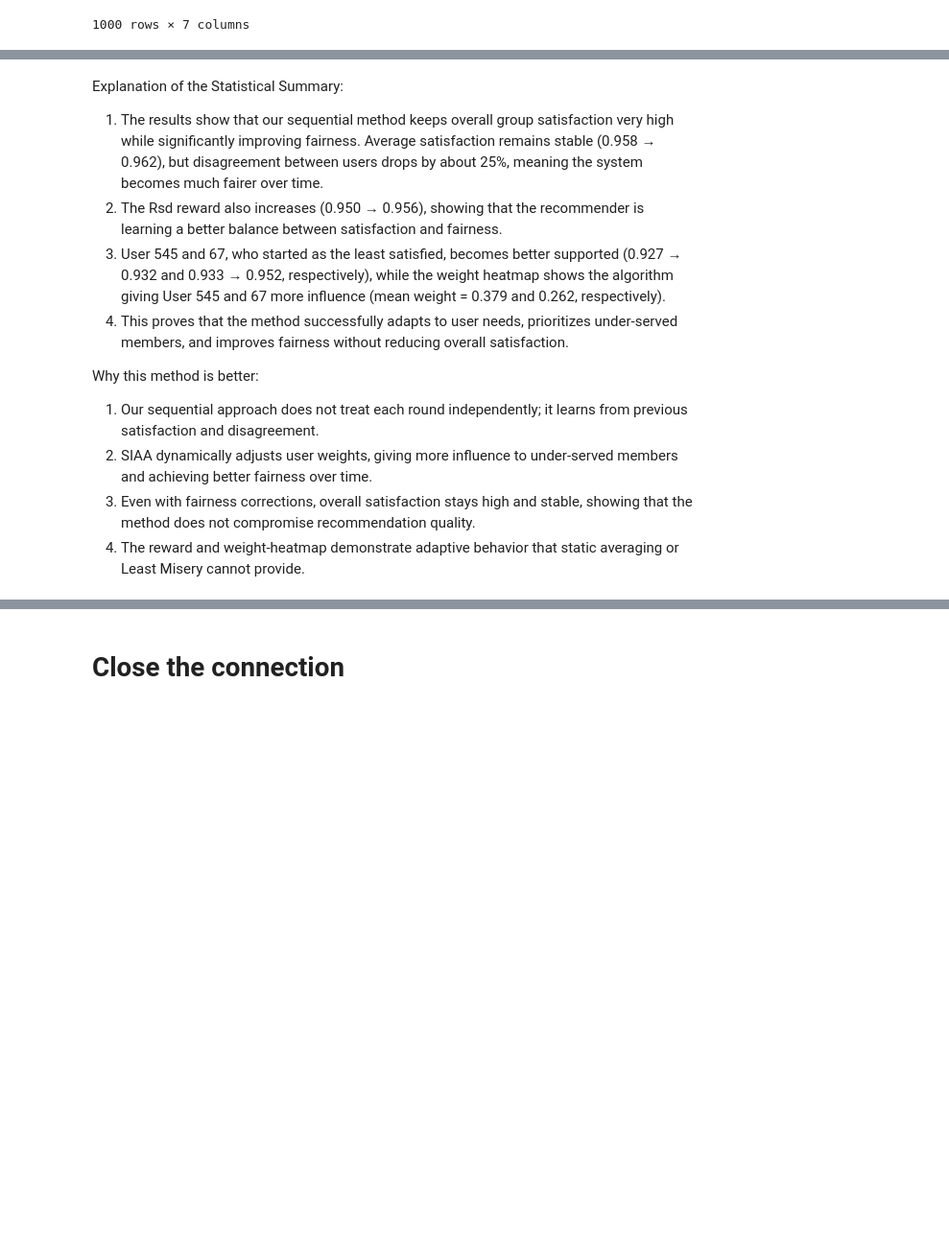
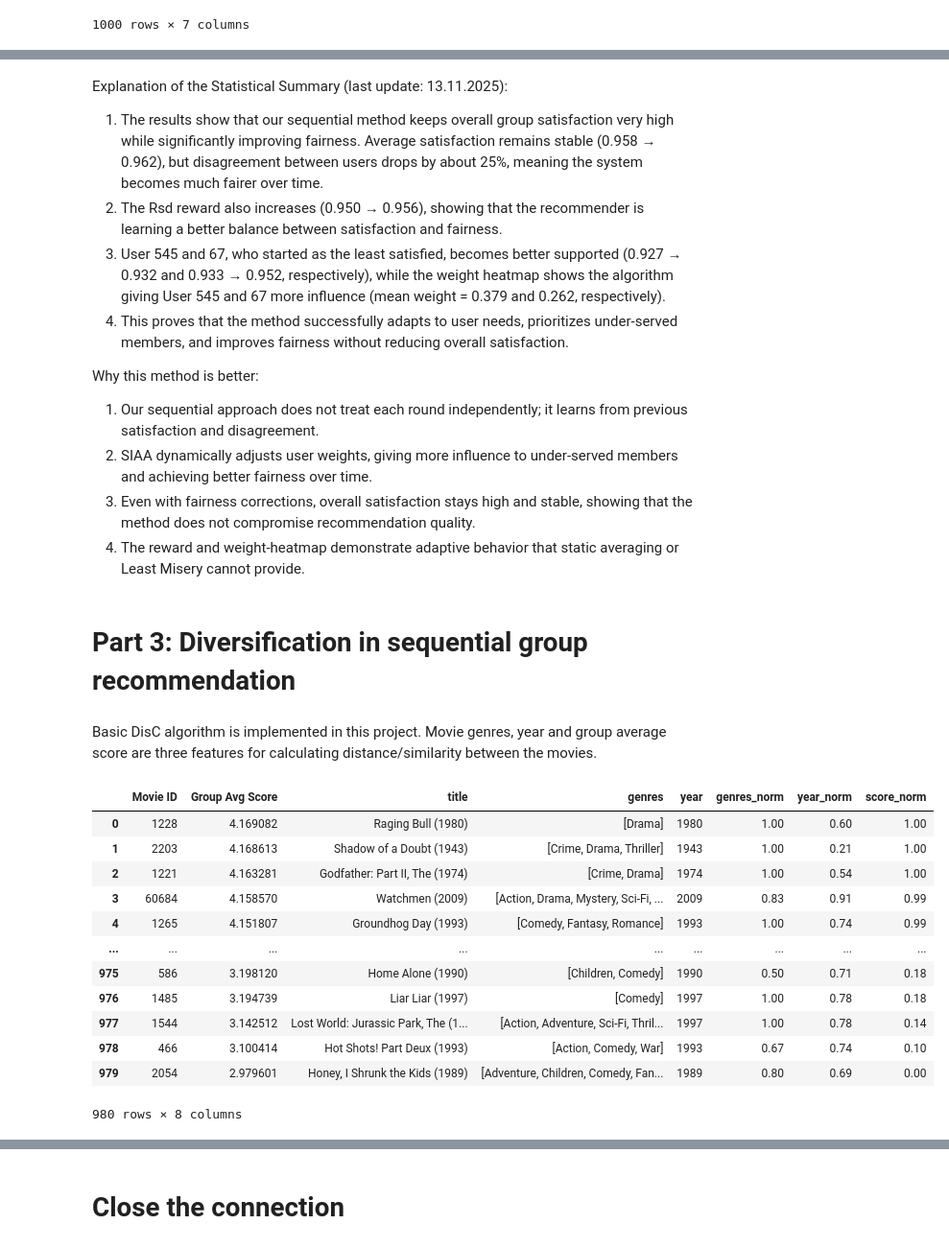
Before and after one commit to MinhNhatTRUONG-2001/movie-lens, a Jupyter notebook: movie-lens.ipynb, the cells around one changed output, grey strips where cells are left out. Shown at 96% size. Drawn from its saved outputs; the diff is of its cells as text; code cells hidden in the pictures; blank space fills up the shorter version.

```diff
--- a/movie-lens.ipynb
+++ b/movie-lens.ipynb
@@ -749,5 +749,5 @@ Average user weights over run:
 # %% [markdown]
-Explanation of the Statistical Summary:
+Explanation of the Statistical Summary (last update: 13.11.2025):
 
 1. The results show that our sequential method keeps overall group satisfaction very high while significantly improving fairness. Average satisfaction remains stable (0.958 → 0.962), but disagreement between users drops by about 25%, meaning the system becomes much fairer over time.
 2. The Rsd reward also increases (0.950 → 0.956), showing that the recommender is learning a better balance between satisfaction and fairness.
@@ -759,3 +759,59 @@ Why this method is better:
 2. SIAA dynamically adjusts user weights, giving more influence to under-served members and achieving better fairness over time.
 3. Even with fairness corrections, overall satisfaction stays high and stable, showing that the method does not compromise recommendation quality.
 4. The reward and weight-heatmap demonstrate adaptive behavior that static averaging or Least Misery cannot provide.
+# %% [markdown]
+# Part 3: Diversification in sequential group recommendation
+# %% [markdown]
+Basic DisC algorithm is implemented in this project. Movie genres, year and group average score are three features for calculating distance/similarity between the movies.
+# %%
+# Append list of genres to the final_topk DataFrame
+final_topk_with_movie_info = pd.merge(final_topk, mv, left_on='Movie ID', right_on='movieId', how='left')
+final_topk_with_movie_info.drop('movieId', axis=1, inplace=True)
+final_topk_with_movie_info['genres'] = [genres.split('|') for genres in final_topk_with_movie_info['genres']]
+
+# Get top j (over 18) genres in the top k movies above
+genre_list_flatten = np.concatenate(final_topk_with_movie_info['genres'].to_numpy())
+unique_genre_list, genre_count = np.unique(genre_list_flatten, return_counts=True)
+sorted_genre_indices = np.argsort(genre_count)[::-1]
+top_10_sorted_unique_genres = unique_genre_list[sorted_genre_indices][:10]
+
+# Append list of genres and year to the remaining_seq_gr_rec_movie_ratings_df DataFrame
+remaining_ratings = seq_gr_rec_movie_ratings_df.sort_values(by='Group Avg Score', ascending=False)[20:]
+remaining_ratings_with_movie_info = pd.merge(remaining_ratings, mv, left_on='Movie ID', right_on='movieId', how='left')
+remaining_ratings_with_movie_info.drop(remaining_ratings_with_movie_info.columns[[1, 2, 3, 4, 5]], axis=1, inplace=True) # Individual user ratings are not needed here
+remaining_ratings_with_movie_info.drop('movieId', axis=1, inplace=True)
+remaining_ratings_with_movie_info['genres'] = [genres.split('|') for genres in remaining_ratings_with_movie_info['genres']]
+remaining_ratings_with_movie_info['year'] = [int(title[title.rfind('(') + 1 : title.rfind(')')]) for title in remaining_ratings_with_movie_info['title']]
+
+# Calculate relevance between genres of remaining (n_lowest_rating_diff - top_k_movies) movies and the top 10 genres above
+# It is calculated by proportion between number of genres appear in the top 10 genres and total number of genres in the movie
+# For example, if the movie has 5 genres and 2 of them are in the top 10 genres list, the result is 2/5 = 0.4
+# Values range from 0 to 1. The higher the value, the more genre relevant of the movie
+remaining_ratings_with_movie_info['genres_norm'] = [np.round(np.intersect1d(genres, top_10_sorted_unique_genres).size / len(genres), 2) for genres in remaining_ratings_with_movie_info['genres']]
+
+# Find the difference between the years of the oldest and newest movies, then normalize the years of all movies to values between 0 and 1
+max_year = np.max(remaining_ratings_with_movie_info['year'])
+min_year = np.min(remaining_ratings_with_movie_info['year'])
+year_diff = max_year - min_year
+remaining_ratings_with_movie_info['year_norm'] = [np.round((year - min_year) / year_diff, 2) for year in remaining_ratings_with_movie_info['year']]
+
+# Find the difference between max and min group avg score, then normalize the scores of all movies to values between 0 and 1
+max_score = np.max(remaining_ratings_with_movie_info['Group Avg Score'])
+min_score = np.min(remaining_ratings_with_movie_info['Group Avg Score'])
+score_diff = max_score - min_score
+remaining_ratings_with_movie_info['score_norm'] = [np.round((score - min_score) / score_diff, 2) for score in remaining_ratings_with_movie_info['Group Avg Score']]
+remaining_ratings_with_movie_info
+# %% [output]
+|  | Movie ID | Group Avg Score | title | genres | year | genres_norm | year_norm | score_norm |
+| 0 | 1228 | 4.169082 | Raging Bull (1980) | [Drama] | 1980 | 1.00 | 0.60 | 1.00 |
+| 1 | 2203 | 4.168613 | Shadow of a Doubt (1943) | [Crime, Drama, Thriller] | 1943 | 1.00 | 0.21 | 1.00 |
+| 2 | 1221 | 4.163281 | Godfather: Part II, The (1974) | [Crime, Drama] | 1974 | 1.00 | 0.54 | 1.00 |
+| 3 | 60684 | 4.158570 | Watchmen (2009) | [Action, Drama, Mystery, Sci-Fi, ... | 2009 | 0.83 | 0.91 | 0.99 |
+| 4 | 1265 | 4.151807 | Groundhog Day (1993) | [Comedy, Fantasy, Romance] | 1993 | 1.00 | 0.74 | 0.99 |
+| ... | ... | ... | ... | ... | ... | ... | ... | ... |
+| 975 | 586 | 3.198120 | Home Alone (1990) | [Children, Comedy] | 1990 | 0.50 | 0.71 | 0.18 |
+| 976 | 1485 | 3.194739 | Liar Liar (1997) | [Comedy] | 1997 | 1.00 | 0.78 | 0.18 |
+| 977 | 1544 | 3.142512 | Lost World: Jurassic Park, The (1... | [Action, Adventure, Sci-Fi, Thril... | 1997 | 1.00 | 0.78 | 0.14 |
+| 978 | 466 | 3.100414 | Hot Shots! Part Deux (1993) | [Action, Comedy, War] | 1993 | 0.67 | 0.74 | 0.10 |
+| 979 | 2054 | 2.979601 | Honey, I Shrunk the Kids (1989) | [Adventure, Children, Comedy, Fan... | 1989 | 0.80 | 0.69 | 0.00 |
+980 rows × 8 columns
```
Also changed, not shown: parts of 3 cells of this notebook.
